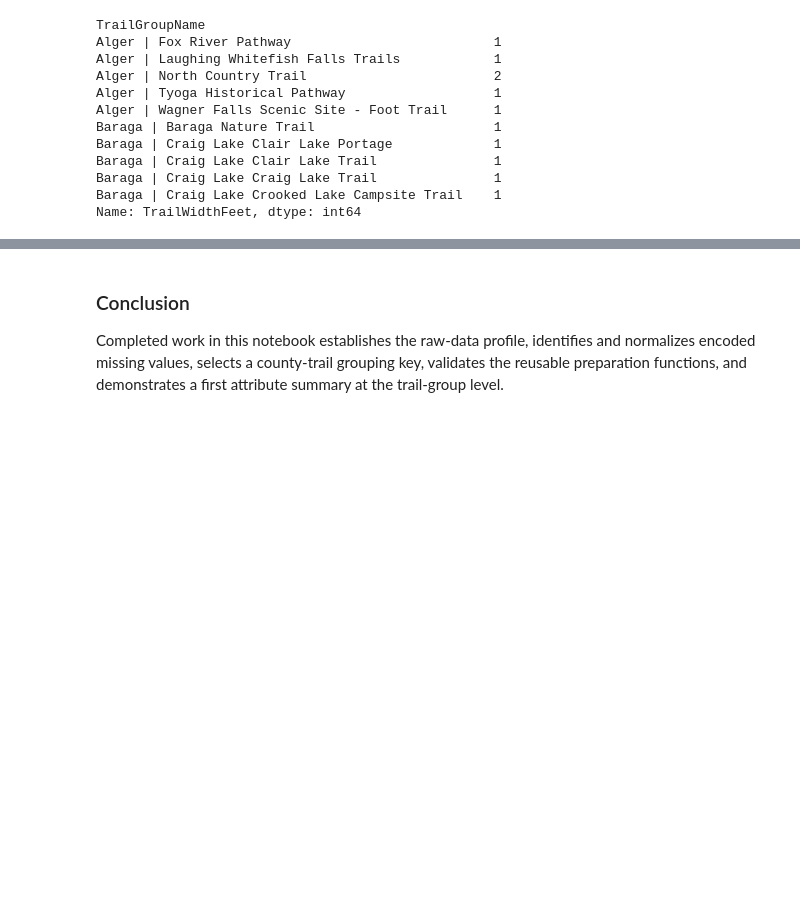
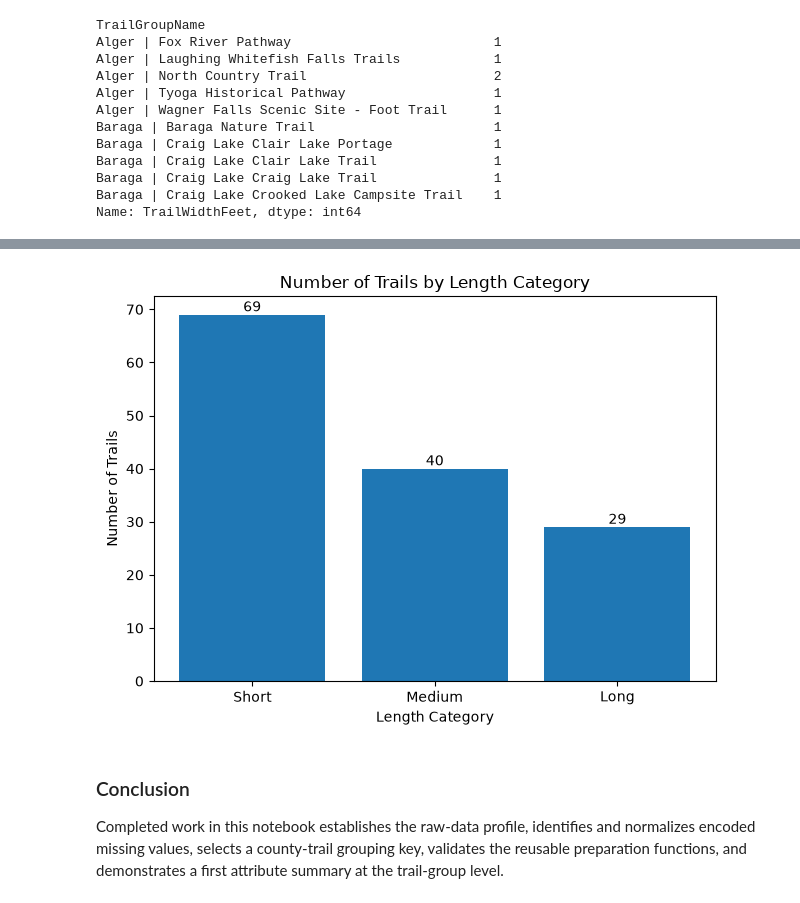
Before and after one commit to RayofData/Whats_UP_Outdoors, a Jupyter notebook: notebooks/01_trail_data_audit.ipynb, the cells around one changed output, grey strips where cells are left out. Drawn from its saved outputs; the diff is of its cells as text; code cells hidden in the pictures; blank space fills up the shorter version.

Commit message:
added length categories and a printout of clean df stats when prep_data.py is ran

```diff
--- a/notebooks/01_trail_data_audit.ipynb
+++ b/notebooks/01_trail_data_audit.ipynb
@@ -322,6 +324,26 @@ assert grouped_trails.geometry.notna().all()
 assert grouped_trails.geometry.is_valid.all()
 assert grouped_trails.crs == trails.crs
 assert grouped_trails["SegmentCount"].sum() == len(trails)
+# %%
+final_df = add_length_category(grouped_trails)
+# %%
+length_counts = (
+    final_df["LengthCategory"]
+    .value_counts()
+    .sort_index()
+)
+
+fig, ax = plt.subplots()
+
+bars = ax.bar(length_counts.index.astype(str), length_counts.values)
+plt.bar_label(bars)
+plt.title("Number of Trails by Length Category")
+plt.xlabel("Length Category")
+plt.ylabel("Number of Trails")
+plt.tight_layout()
+plt.show()
+# %% [output]
+[figure, added]
 # %% [markdown]
 ### Conclusion
 
```
Also changed, not shown: parts of 1 cell of this notebook, 3 other files.
